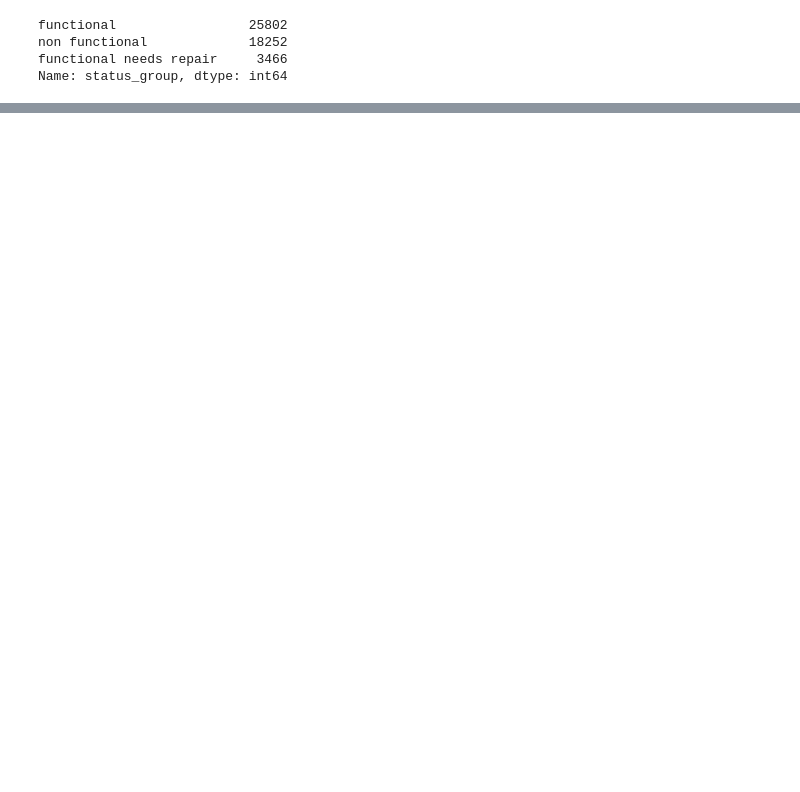
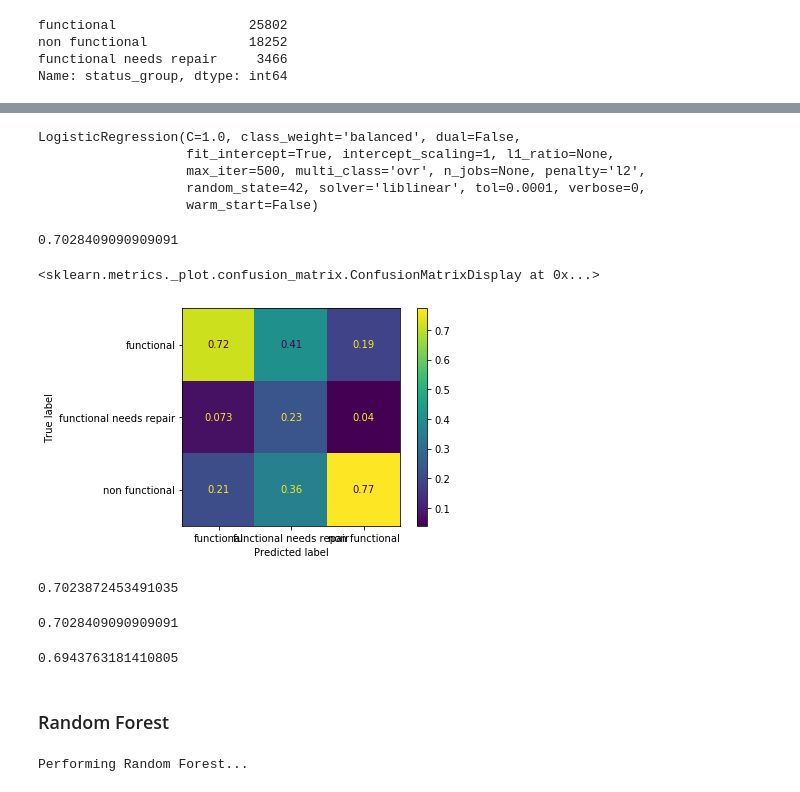
Before and after one commit to iremnasir/bootcamp_progress, a Jupyter notebook: Week_02/Pumps_Revised.ipynb, the cells around one changed output, grey strips where cells are left out. Cells and saved outputs as stored; diff of their text form; code cells hidden in the pictures; blank space fills up the shorter version.

```diff
--- a/Week_02/Pumps_Revised.ipynb
+++ b/Week_02/Pumps_Revised.ipynb
@@ -308,0 +469,2 @@ Reshape your data either using array.reshape(-1, 1) if your data has a single fe
+# %%
+cats_ohe_df = pd.DataFrame(cats_ohe, columns = column_names_cat)
@@ -308,0 +483,2 @@ Reshape your data either using array.reshape(-1, 1) if your data has a single fe
+# %%
+pumps_final = pd.concat([cats_ohe_df, nums_scaled], axis = 1)
@@ -316,0 +505,10 @@ Name: status_group, dtype: int64
+# %%
+logreg = LogisticRegression(random_state=42, max_iter=500, class_weight='balanced', solver = 'liblinear', multi_class='ovr')
+# %%
+logreg.fit(pumps_final, y_train)
+# %% [output]
+LogisticRegression(C=1.0, class_weight='balanced', dual=False,
+                   fit_intercept=True, intercept_scaling=1, l1_ratio=None,
+                   max_iter=500, multi_class='ovr', n_jobs=None, penalty='l2',
+                   random_state=42, solver='liblinear', tol=0.0001, verbose=0,
+                   warm_start=False)
@@ -316,0 +519,23 @@ Name: status_group, dtype: int64
+# %%
+accuracy_score(y_train, y_pred)
+# %% [output]
+0.7028409090909091
+# %%
+plot_confusion_matrix(logreg,pumps_final, y_train, normalize='pred')
+# %% [output]
+<sklearn.metrics._plot.confusion_matrix.ConfusionMatrixDisplay at 0x...>
+[figure, added]
+# %%
+precision_score(y_train, y_pred, average='weighted')
+# %% [output]
+0.7023872453491035
+# %%
+recall_score(y_train, y_pred, average='weighted')
+# %% [output]
+0.7028409090909091
+# %%
+f1_score(y_train, y_pred, average='weighted')
+# %% [output]
+0.6943763181410805
+# %% [markdown]
+### Random Forest
@@ -316,0 +551,10 @@ Name: status_group, dtype: int64
+# %%
+cv = GridSearchCV(rf, param_grid,
+                  cv=5, n_jobs=4)
+
+cv.fit(pumps_final, y_train)
+print('Performing Random Forest...')
+
+res = pd.DataFrame(cv.cv_results_)
+# %% [output]
+Performing Random Forest...
```
Also changed, not shown: parts of 61 cells of this notebook.
